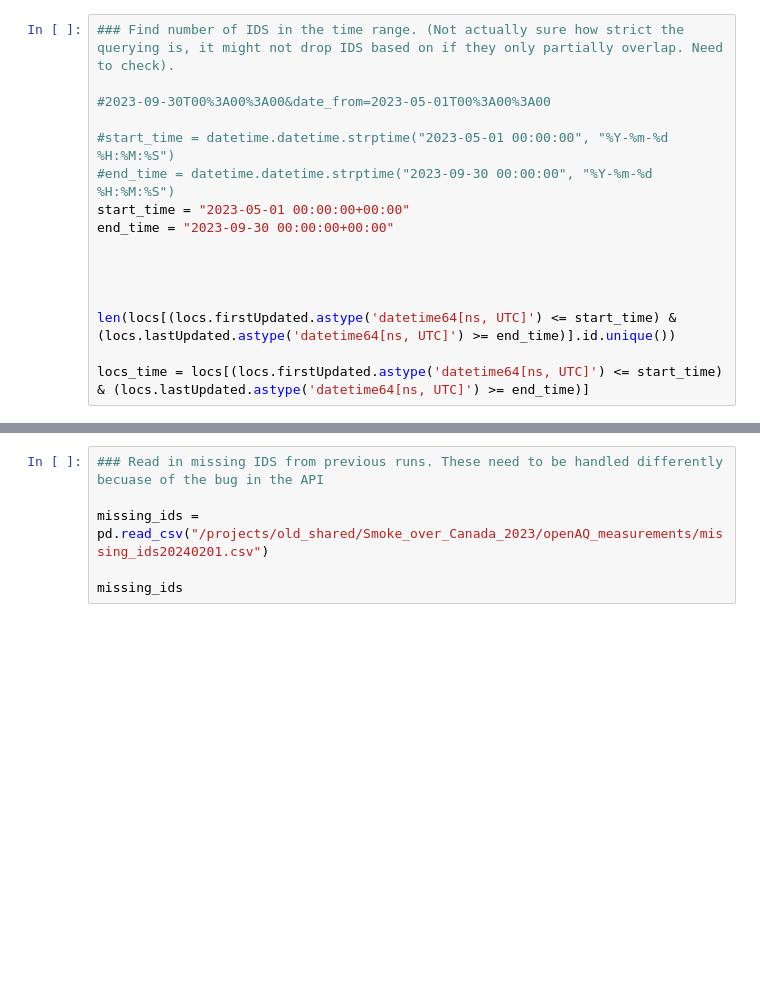
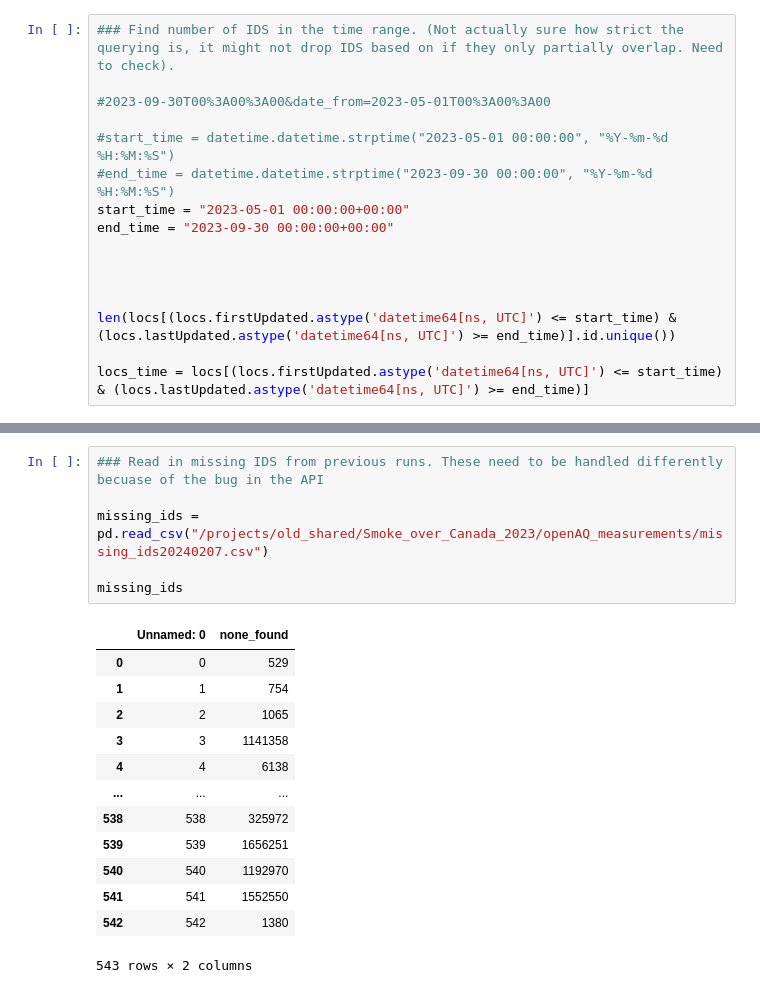
Before and after one commit to mccabete/get_smoke_ca, a Jupyter notebook: OpenAQ_API.ipynb, the cells around one changed output, grey strips where cells are left out. Cells and saved outputs as stored; diff of their text form; blank space fills up the shorter version.

```diff
--- a/OpenAQ_API.ipynb
+++ b/OpenAQ_API.ipynb
@@ -268,9 +269,23 @@ for n,i in enumerate(ids, start = 0):
 # %%
 ### Read in missing IDS from previous runs. These need to be handled differently becuase of the bug in the API
 
-missing_ids = pd.read_csv("/projects/old_shared/Smoke_over_Canada_2023/openAQ_measurements/missing_ids20240201.csv")
+missing_ids = pd.read_csv("/projects/old_shared/Smoke_over_Canada_2023/openAQ_measurements/missing_ids20240207.csv")
 
 missing_ids
+# %% [output]
+|  | Unnamed: 0 | none_found |
+| 0 | 0 | 529 |
+| 1 | 1 | 754 |
+| 2 | 2 | 1065 |
+| 3 | 3 | 1141358 |
+| 4 | 4 | 6138 |
+| ... | ... | ... |
+| 538 | 538 | 325972 |
+| 539 | 539 | 1656251 |
+| 540 | 540 | 1192970 |
+| 541 | 541 | 1552550 |
+| 542 | 542 | 1380 |
+543 rows × 2 columns
 # %%
 ## Check file to see if it processed all the IDS. If not, subset to missing IDs and try again.
 
```
Also changed, not shown: parts of 66 cells of this notebook, 1 other file.
